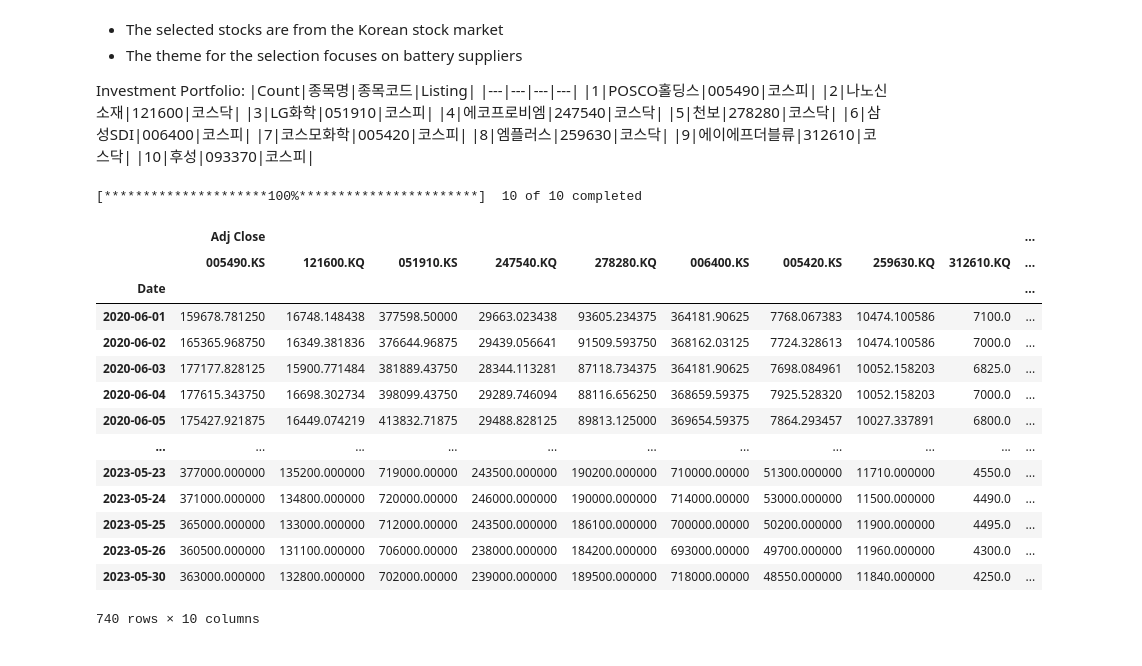
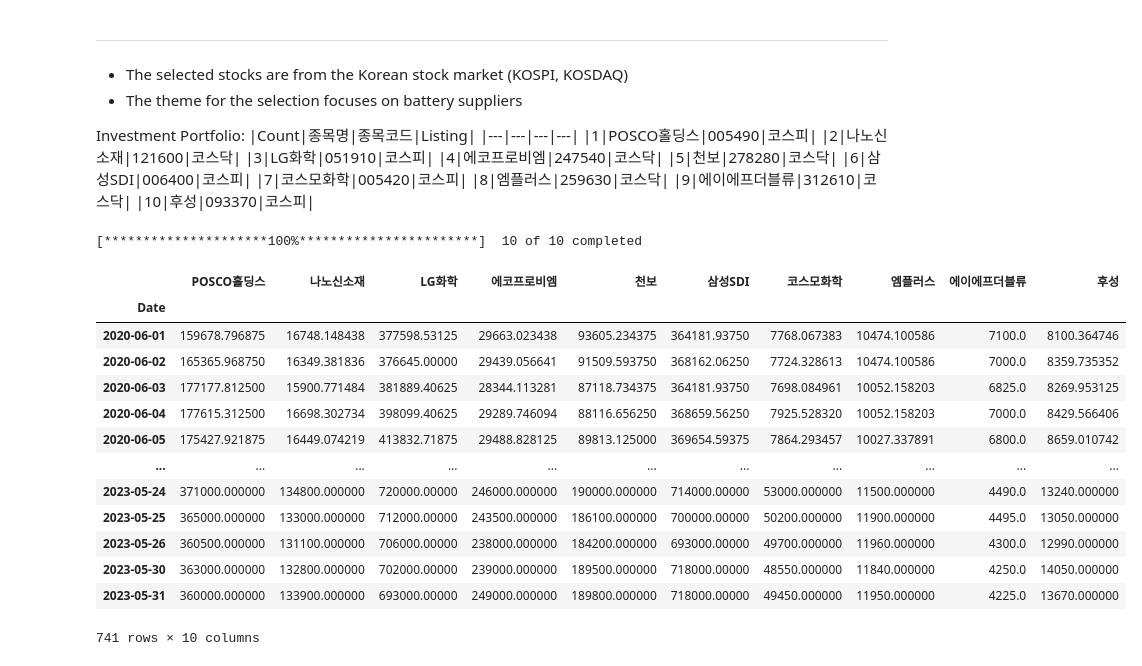
Before and after one commit to Readerlution/VaR-Empirical, a Jupyter notebook: stocks.ipynb, the cells around one changed output. Cells and saved outputs as stored; diff of their text form; code cells hidden in the pictures.

```diff
--- a/stocks.ipynb
+++ b/stocks.ipynb
@@ -11,5 +11,7 @@ yf.pdr_override()
 # %% [markdown]
-- The selected stocks are from the Korean stock market
+<hr style="border:2px solid #04d9ff">
+
+- The selected stocks are from the Korean stock market (KOSPI, KOSDAQ)
 - The theme for the selection focuses on battery suppliers
 
 Investment Portfolio:
@@ -27,35 +29,39 @@ Investment Portfolio:
 |10|후성|093370|코스피|
 # %%
 # Gathering data
-tickers = {'POSCO홀딩스': '005490.KS',
- '나노신소재': '121600.KQ',
- 'LG화학': '051910.KS',
- '에코프로비엠': '247540.KQ',
- '천보': '278280.KQ',
- '삼성SDI': '006400.KS',
- '코스모화학': '005420.KS',
- '엠플러스': '259630.KQ',
- '에이에프더블류': '312610.KQ',
- '후성': '093370.KS'}
+tickers = {'005490.KS': 'POSCO홀딩스',
+ '121600.KQ': '나노신소재',
+ '051910.KS': 'LG화학',
+ '247540.KQ': '에코프로비엠',
+ '278280.KQ': '천보',
+ '006400.KS': '삼성SDI',
+ '005420.KS': '코스모화학',
+ '259630.KQ': '엠플러스',
+ '312610.KQ': '에이에프더블류',
+ '093370.KS': '후성'}
 
-stock_data = pdr.DataReader(list(tickers.values()), start='2020-06-01', end='2023-05-31')
+stock_data = pdr.DataReader(list(tickers.keys()), start='2020-06-01', end='2023-06-01')
 # %% [output]
 [*********************100%***********************]  10 of 10 completed
 # %%
-stock_data[[('Adj Close', s) for s in tickers.values()]]
+# Extract adjusted closing price columns for each stock
+stock_prices = stock_data[[('Adj Close', s) for s in tickers.keys()]]
-# %% [output]
-|  | Adj Close |  |  |  |  |  |  |  |  | ... |
-|  | 005490.KS | 121600.KQ | 051910.KS | 247540.KQ | 278280.KQ | 006400.KS | 005420.KS | 259630.KQ | 312610.KQ | ... |
-| Date |  |  |  |  |  |  |  |  |  | ... |
-| 2020-06-01 | 159678.781250 | 16748.148438 | 377598.50000 | 29663.023438 | 93605.234375 | 364181.90625 | 7768.067383 | 10474.100586 | 7100.0 | ... |
-| 2020-06-02 | 165365.968750 | 16349.381836 | 376644.96875 | 29439.056641 | 91509.593750 | 368162.03125 | 7724.328613 | 10474.100586 | 7000.0 | ... |
-| 2020-06-03 | 177177.828125 | 15900.771484 | 381889.43750 | 28344.113281 | 87118.734375 | 364181.90625 | 7698.084961 | 10052.158203 | 6825.0 | ... |
-| 2020-06-04 | 177615.343750 | 16698.302734 | 398099.43750 | 29289.746094 | 88116.656250 | 368659.59375 | 7925.528320 | 10052.158203 | 7000.0 | ... |
-| 2020-06-05 | 175427.921875 | 16449.074219 | 413832.71875 | 29488.828125 | 89813.125000 | 369654.59375 | 7864.293457 | 10027.337891 | 6800.0 | ... |
-| ... | ... | ... | ... | ... | ... | ... | ... | ... | ... | ... |
-| 2023-05-23 | 377000.000000 | 135200.000000 | 719000.00000 | 243500.000000 | 190200.000000 | 710000.00000 | 51300.000000 | 11710.000000 | 4550.0 | ... |
-| 2023-05-24 | 371000.000000 | 134800.000000 | 720000.00000 | 246000.000000 | 190000.000000 | 714000.00000 | 53000.000000 | 11500.000000 | 4490.0 | ... |
-| 2023-05-25 | 365000.000000 | 133000.000000 | 712000.00000 | 243500.000000 | 186100.000000 | 700000.00000 | 50200.000000 | 11900.000000 | 4495.0 | ... |
-| 2023-05-26 | 360500.000000 | 131100.000000 | 706000.00000 | 238000.000000 | 184200.000000 | 693000.00000 | 49700.000000 | 11960.000000 | 4300.0 | ... |
-| 2023-05-30 | 363000.000000 | 132800.000000 | 702000.00000 | 239000.000000 | 189500.000000 | 718000.00000 | 48550.000000 | 11840.000000 | 4250.0 | ... |
-740 rows × 10 columns
+# %%
+stock_prices.columns = stock_prices.columns.droplevel(0)					# Remove multi-index
+stock_prices.columns = [tickers[symbol] for symbol in stock_prices.columns] # Rename columns from ticker numbers to company names
+stock_prices
+# %% [output]
+|  | POSCO홀딩스 | 나노신소재 | LG화학 | 에코프로비엠 | 천보 | 삼성SDI | 코스모화학 | 엠플러스 | 에이에프더블류 | 후성 |
+| Date |  |  |  |  |  |  |  |  |  |  |
+| 2020-06-01 | 159678.796875 | 16748.148438 | 377598.53125 | 29663.023438 | 93605.234375 | 364181.93750 | 7768.067383 | 10474.100586 | 7100.0 | 8100.364746 |
+| 2020-06-02 | 165365.968750 | 16349.381836 | 376645.00000 | 29439.056641 | 91509.593750 | 368162.06250 | 7724.328613 | 10474.100586 | 7000.0 | 8359.735352 |
+| 2020-06-03 | 177177.812500 | 15900.771484 | 381889.40625 | 28344.113281 | 87118.734375 | 364181.93750 | 7698.084961 | 10052.158203 | 6825.0 | 8269.953125 |
+| 2020-06-04 | 177615.312500 | 16698.302734 | 398099.40625 | 29289.746094 | 88116.656250 | 368659.56250 | 7925.528320 | 10052.158203 | 7000.0 | 8429.566406 |
+| 2020-06-05 | 175427.921875 | 16449.074219 | 413832.71875 | 29488.828125 | 89813.125000 | 369654.59375 | 7864.293457 | 10027.337891 | 6800.0 | 8659.010742 |
+| ... | ... | ... | ... | ... | ... | ... | ... | ... | ... | ... |
+| 2023-05-24 | 371000.000000 | 134800.000000 | 720000.00000 | 246000.000000 | 190000.000000 | 714000.00000 | 53000.000000 | 11500.000000 | 4490.0 | 13240.000000 |
+| 2023-05-25 | 365000.000000 | 133000.000000 | 712000.00000 | 243500.000000 | 186100.000000 | 700000.00000 | 50200.000000 | 11900.000000 | 4495.0 | 13050.000000 |
+| 2023-05-26 | 360500.000000 | 131100.000000 | 706000.00000 | 238000.000000 | 184200.000000 | 693000.00000 | 49700.000000 | 11960.000000 | 4300.0 | 12990.000000 |
+| 2023-05-30 | 363000.000000 | 132800.000000 | 702000.00000 | 239000.000000 | 189500.000000 | 718000.00000 | 48550.000000 | 11840.000000 | 4250.0 | 14050.000000 |
+| 2023-05-31 | 360000.000000 | 133900.000000 | 693000.00000 | 249000.000000 | 189800.000000 | 718000.00000 | 49450.000000 | 11950.000000 | 4225.0 | 13670.000000 |
+741 rows × 10 columns
```
Also changed, not shown: parts of 13 cells of this notebook.
